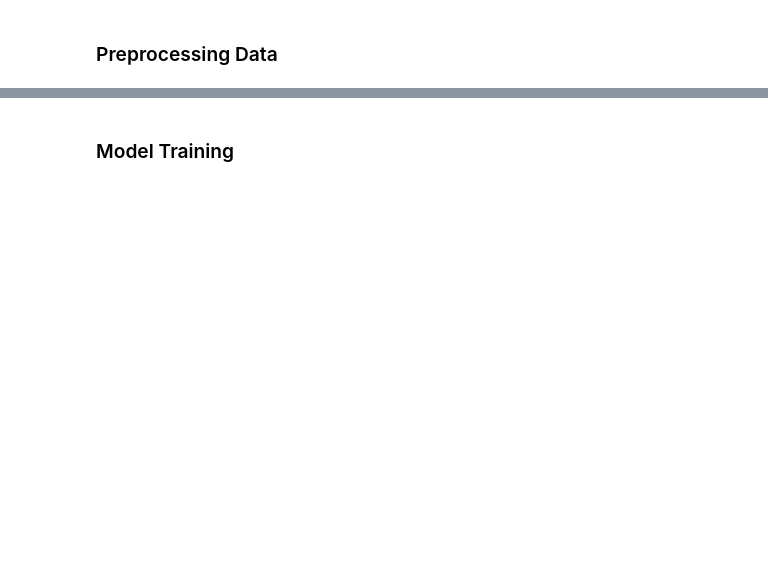
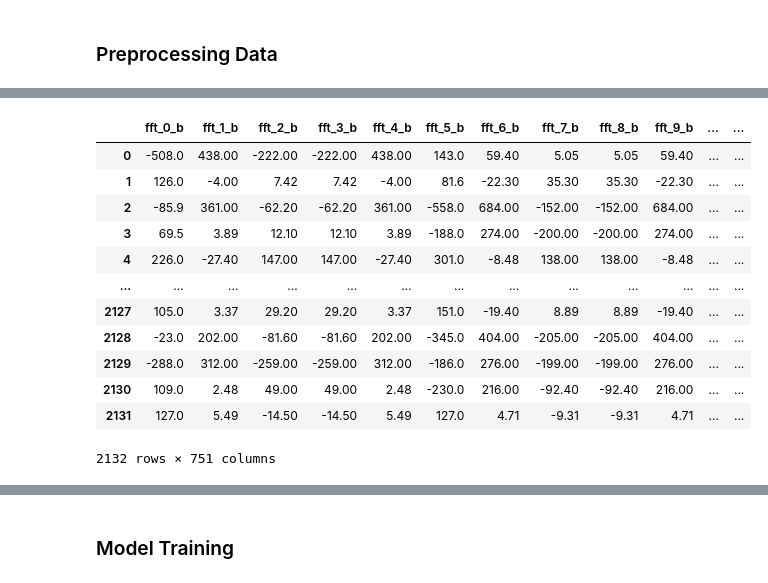
Before and after one commit to Aphiwish-Aphisaksiri/Hackathon, a Jupyter notebook: emotion_code.ipynb, the cells around one changed output, grey strips where cells are left out. Saved outputs shown, nothing was run; the diff lists cells and outputs as text; code cells hidden in the pictures; blank space fills up the shorter version.

```diff
--- a/emotion_code.ipynb
+++ b/emotion_code.ipynb
@@ -19 +50,19 @@ df = pd.read_csv('emotions.csv')
+# %%
+#df = raw.iloc['fft_0_b':'fft_749_b']
+df = raw.loc[:, 'fft_0_b':'label']
+df
+# %% [output]
+|  | fft_0_b | fft_1_b | fft_2_b | fft_3_b | fft_4_b | fft_5_b | fft_6_b | fft_7_b | fft_8_b | fft_9_b | ... | ... |
+| 0 | -508.0 | 438.00 | -222.00 | -222.00 | 438.00 | 143.0 | 59.40 | 5.05 | 5.05 | 59.40 | ... | ... |
+| 1 | 126.0 | -4.00 | 7.42 | 7.42 | -4.00 | 81.6 | -22.30 | 35.30 | 35.30 | -22.30 | ... | ... |
+| 2 | -85.9 | 361.00 | -62.20 | -62.20 | 361.00 | -558.0 | 684.00 | -152.00 | -152.00 | 684.00 | ... | ... |
+| 3 | 69.5 | 3.89 | 12.10 | 12.10 | 3.89 | -188.0 | 274.00 | -200.00 | -200.00 | 274.00 | ... | ... |
+| 4 | 226.0 | -27.40 | 147.00 | 147.00 | -27.40 | 301.0 | -8.48 | 138.00 | 138.00 | -8.48 | ... | ... |
+| ... | ... | ... | ... | ... | ... | ... | ... | ... | ... | ... | ... | ... |
+| 2127 | 105.0 | 3.37 | 29.20 | 29.20 | 3.37 | 151.0 | -19.40 | 8.89 | 8.89 | -19.40 | ... | ... |
+| 2128 | -23.0 | 202.00 | -81.60 | -81.60 | 202.00 | -345.0 | 404.00 | -205.00 | -205.00 | 404.00 | ... | ... |
+| 2129 | -288.0 | 312.00 | -259.00 | -259.00 | 312.00 | -186.0 | 276.00 | -199.00 | -199.00 | 276.00 | ... | ... |
+| 2130 | 109.0 | 2.48 | 49.00 | 49.00 | 2.48 | -230.0 | 216.00 | -92.40 | -92.40 | 216.00 | ... | ... |
+| 2131 | 127.0 | 5.49 | -14.50 | -14.50 | 5.49 | 127.0 | 4.71 | -9.31 | -9.31 | 4.71 | ... | ... |
+2132 rows × 751 columns
 # %%
```
Also changed, not shown: parts of 8 cells of this notebook.
